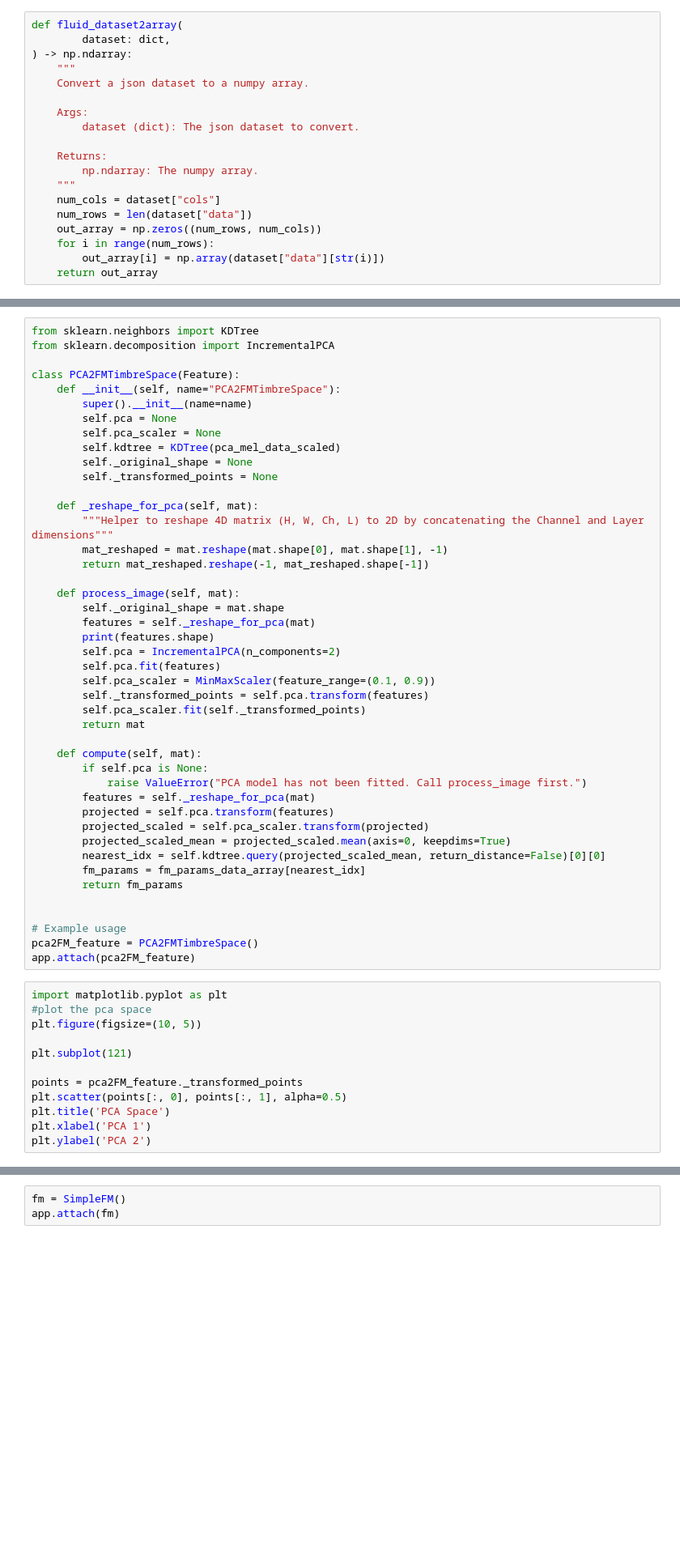
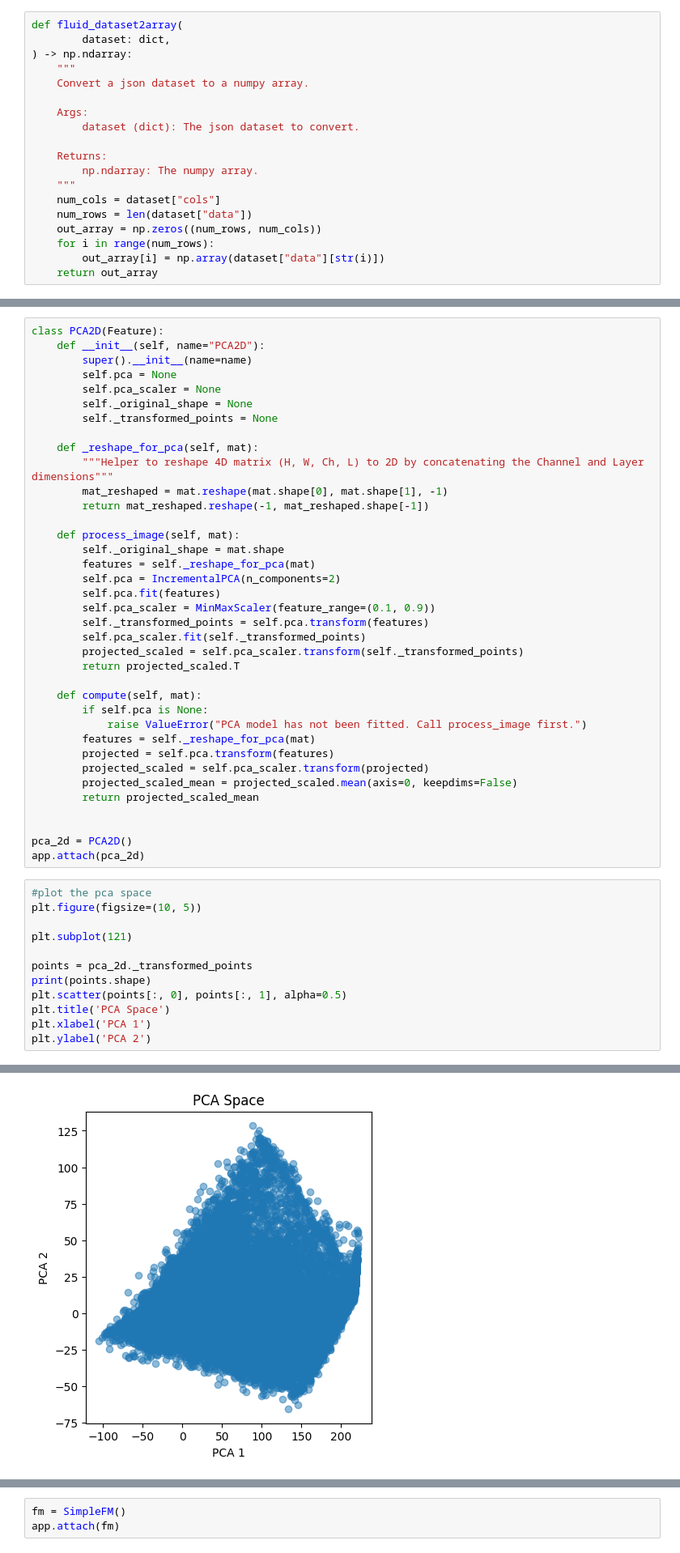
Before and after one commit to balintlaczko/pixasonics, a Jupyter notebook: pixasonics/dev.ipynb, the cells around one changed output, grey strips where cells are left out. Shown at 81% size. Drawn from its saved outputs; the diff is of its cells as text; blank space fills up the shorter version.

Commit message:
proto complex custom feature/mapping example

```diff
--- a/pixasonics/dev.ipynb
+++ b/pixasonics/dev.ipynb
@@ -188,13 +171,9 @@ print(fm_params_data_array.shape)
 # %%
-from sklearn.neighbors import KDTree
-from sklearn.decomposition import IncrementalPCA
-
-class PCA2FMTimbreSpace(Feature):
-    def __init__(self, name="PCA2FMTimbreSpace"):
+class PCA2D(Feature):
+    def __init__(self, name="PCA2D"):
         super().__init__(name=name)
         self.pca = None
         self.pca_scaler = None
-        self.kdtree = KDTree(pca_mel_data_scaled)
         self._original_shape = None
         self._transformed_points = None
 
@@ -206,13 +185,13 @@ class PCA2FMTimbreSpace(Feature):
     def process_image(self, mat):
         self._original_shape = mat.shape
         features = self._reshape_for_pca(mat)
-        print(features.shape)
         self.pca = IncrementalPCA(n_components=2)
         self.pca.fit(features)
         self.pca_scaler = MinMaxScaler(feature_range=(0.1, 0.9))
         self._transformed_points = self.pca.transform(features)
         self.pca_scaler.fit(self._transformed_points)
-        return mat
+        projected_scaled = self.pca_scaler.transform(self._transformed_points)
+        return projected_scaled.T
 
     def compute(self, mat):
         if self.pca is None:
@@ -220,24 +199,22 @@ class PCA2FMTimbreSpace(Feature):
         features = self._reshape_for_pca(mat)
         projected = self.pca.transform(features)
         projected_scaled = self.pca_scaler.transform(projected)
-        projected_scaled_mean = projected_scaled.mean(axis=0, keepdims=True)
-        nearest_idx = self.kdtree.query(projected_scaled_mean, return_distance=False)[0][0]
-        fm_params = fm_params_data_array[nearest_idx]
-        return fm_params
+        projected_scaled_mean = projected_scaled.mean(axis=0, keepdims=False)
+        return projected_scaled_mean
 
 
-# Example usage
-pca2FM_feature = PCA2FMTimbreSpace()
-app.attach(pca2FM_feature)
+pca_2d = PCA2D()
+app.attach(pca_2d)
 # %%
-import matplotlib.pyplot as plt
 #plot the pca space
 plt.figure(figsize=(10, 5))
 
 plt.subplot(121)
 
-points = pca2FM_feature._transformed_points
+points = pca_2d._transformed_points
+print(points.shape)
 plt.scatter(points[:, 0], points[:, 1], alpha=0.5)
 plt.title('PCA Space')
 plt.xlabel('PCA 1')
 plt.ylabel('PCA 2')
+# %% [output]
@@ -243,0 +223 @@ plt.ylabel('PCA 2')
+[figure, added]
```
Also changed, not shown: parts of 119 cells of this notebook.
